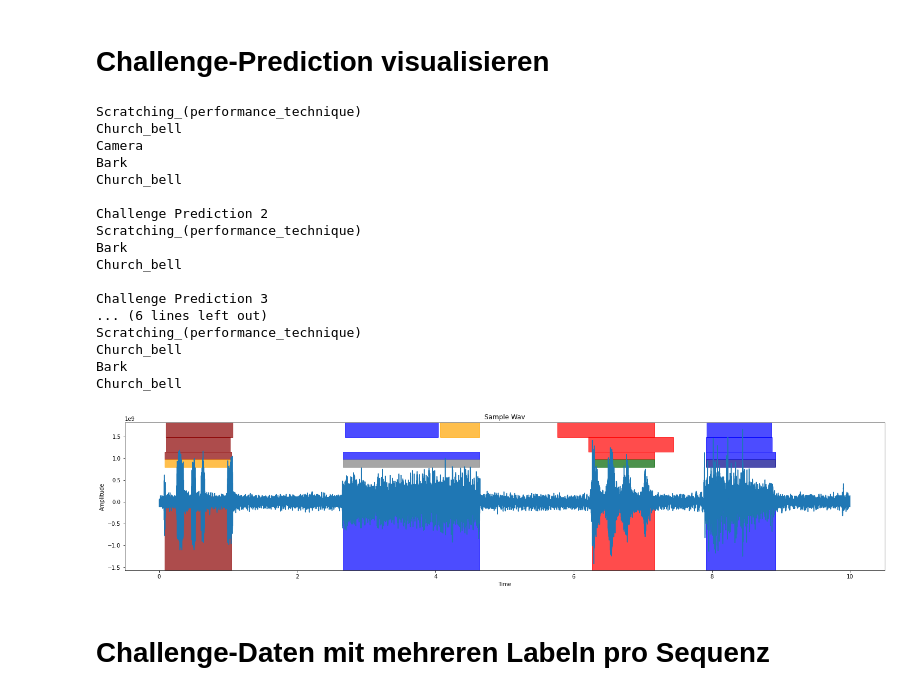
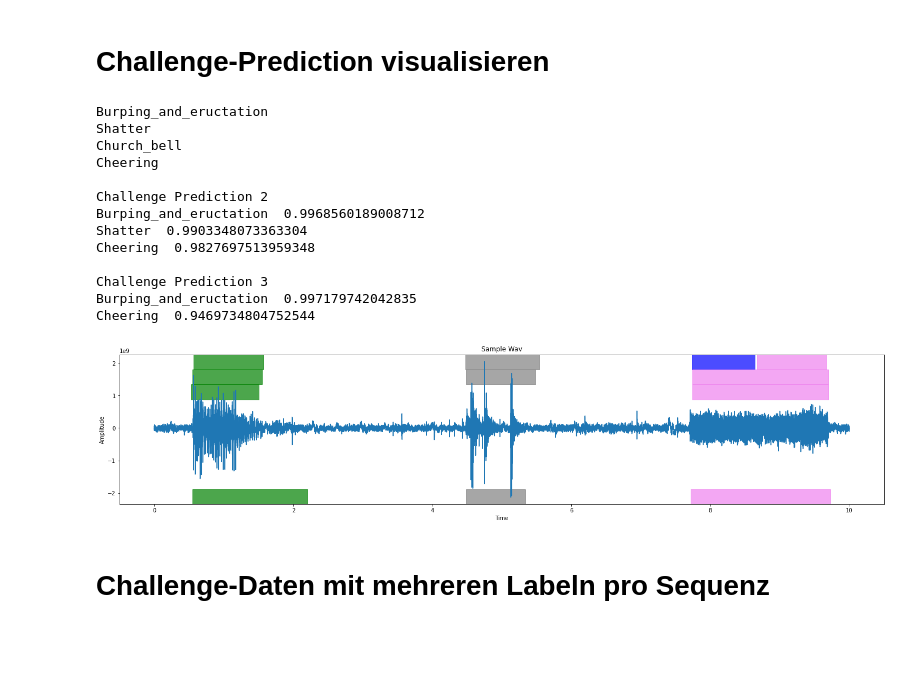
Before and after one commit to ajochim/bbdc2021, a Jupyter notebook: exploration/audio_exploration.ipynb, the cells around one changed output. Drawn from its saved outputs; the diff is of its cells as text; code cells hidden in the pictures; blank space fills up the shorter version.

```diff
--- a/exploration/audio_exploration.ipynb
+++ b/exploration/audio_exploration.ipynb
@@ -22,7 +22,7 @@ def score_all(hyp_data, ref_data):
     psds_eval.add_operating_point(hyp_data, info=info)
     return psds_eval.psds(max_efpr=100).value
 # %%
-file = "09001_mix.wav"
+file = "09019_mix.wav"
 referenceLabel = reference.loc[reference["filename"]==file]
 predictionLabel = prediction.loc[prediction["filename"]==file]
 
@@ -62,7 +64,7 @@ Meow
 # %% [markdown]
 # Challenge-Prediction visualisieren
 # %%
-file = "11208_mix.wav"
+file = "11259_mix.wav"
 
 chalPrediction1 = pd.read_csv('../submissions/submission01/LP1d_PredictionChallenge.csv')
 label1 = chalPrediction1.loc[chalPrediction1["filename"]==file]
@@ -70,60 +72,55 @@ label1 = chalPrediction1.loc[chalPrediction1["filename"]==file]
 chalPrediction2 = pd.read_csv('../submissions/submission03/2d_PredictionChallenge_mel.csv')
 label2 = chalPrediction2.loc[chalPrediction2["filename"]==file]
 
-chalPrediction3 = pd.read_csv('../predictions/jannes/secondPredictionChallengeWithSecondLikely.csv')
+chalPrediction3 = pd.read_csv('../submissions/submission07/challenge_submission_t08n03b2.csv')
 label3 = chalPrediction3.loc[chalPrediction3["filename"]==file]
 
-chalPrediction4 = pd.read_csv('../predictions/jannes/majorityVoteChallenge.csv')
+chalPrediction4 = pd.read_csv('../predictions/jannes/2d_Classification_ChallengeWithSecondLikely.csv')
 label4 = chalPrediction4.loc[chalPrediction4["filename"]==file]
 
 plt.figure(figsize=(25,5))
 # read audio samples
 input_data = read("../data/final_pre_dataset/eval/"+file)
 audio = input_data[1]
 time=np.linspace(0, len(audio)/fs, num=len(audio))
 plt.plot(time,audio)
 plt.ylabel("Amplitude")
 plt.xlabel("Time")
 plt.title("Sample Wav")
 
 #print("Challenge Prediction 1")
 for index,row in label1.iterrows():
     plt.axvspan(row['onset'], row['offset'], alpha=0.7, color=colors[labels.index(row['event_label'])], ymin=0.9, ymax=1)
     print(row["event_label"])
 print("\nChallenge Prediction 2")
 for index,row in label2.iterrows():
     plt.axvspan(row['onset'], row['offset'], alpha=0.7, color=colors[labels.index(row['event_label'])], ymin=0.8, ymax=0.9)
-    print(row["event_label"])
+    print(row["event_label"] + "  "+ str(row["MeanProb"]))
 print("\nChallenge Prediction 3")
 for index,row in label3.iterrows():
-    plt.axvspan(row['onset'], row['offset'], alpha=0.7, color=colors[labels.index(row['event_label'])], ymin=0.75, ymax=0.8)
-    plt.axvspan(row['onset'], row['offset'], alpha=0.7, color=colors[labels.index(row['secondLikely_label'])], ymin=0.7, ymax=0.75)
-    print(row["event_label"])
+    plt.axvspan(row['onset'], row['offset'], alpha=0.7, color=colors[labels.index(row['event_label'])], ymin=0.7, ymax=0.8)
+    #plt.axvspan(row['onset'], row['offset'], alpha=0.7, color=colors[labels.index(row['secondLikely_label'])], ymin=0.7, ymax=0.75)
+    print(row["event_label"] + "  "+ str(row["MeanProb"]))
     #print(row["secondLikely_label"])
-print("\nChallenge Prediction 4")
+
 for index,row in label4.iterrows():
-    plt.axvspan(row['onset'], row['offset'], alpha=0.7, color=colors[labels.index(row['event_label'])], ymin=0, ymax=0.5)
-    print(row["event_label"])
+    plt.axvspan(row['onset'], row['offset'], alpha=0.7, color=colors[labels.index(row['event_label'])], ymin=0, ymax=0.1)
 plt.show()
 # %% [output]
-Scratching_(performance_technique)
+Burping_and_eructation
+Shatter
 Church_bell
-Camera
-Bark
-Church_bell
+Cheering
 
 Challenge Prediction 2
-Scratching_(performance_technique)
-Bark
-Church_bell
+Burping_and_eructation  0.9968560189008712
+Shatter  0.9903348073363304
+Cheering  0.9827697513959348
 
 Challenge Prediction 3
-... (6 lines left out)
-Scratching_(performance_technique)
-Church_bell
-Bark
-Church_bell
+Burping_and_eructation  0.997179742042835
+Cheering  0.9469734804752544
-[figure, old version]
+[figure, new version]
 # %% [markdown]
 # Challenge-Daten mit mehreren Labeln pro Sequenz
 # %%
```
Also changed, not shown: parts of 1 cell of this notebook, 3 other files.
